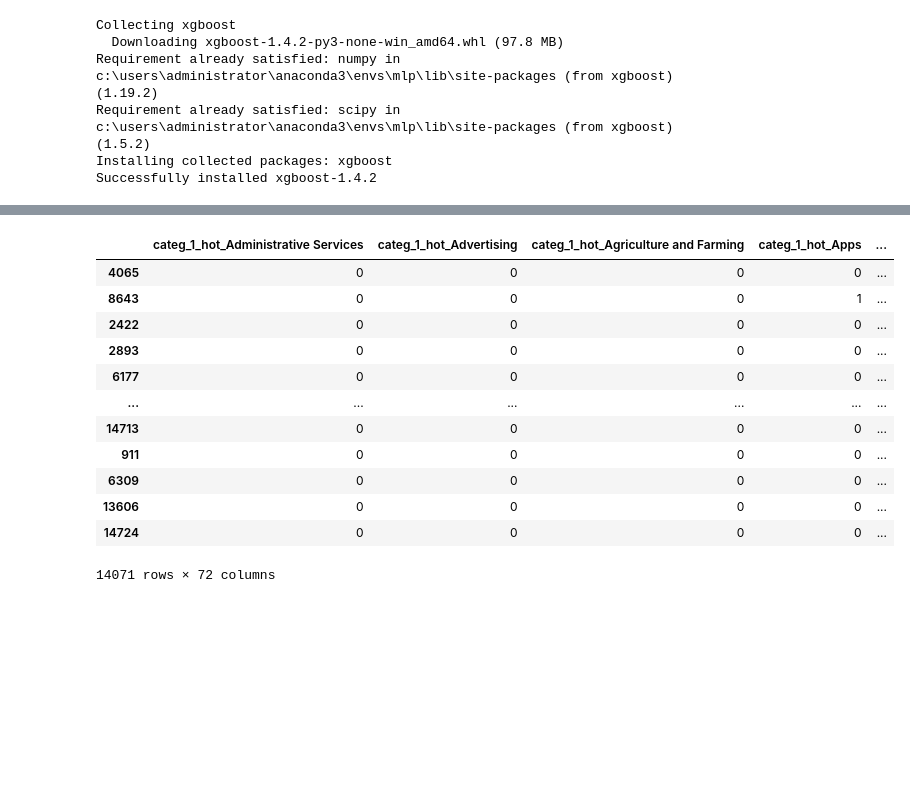
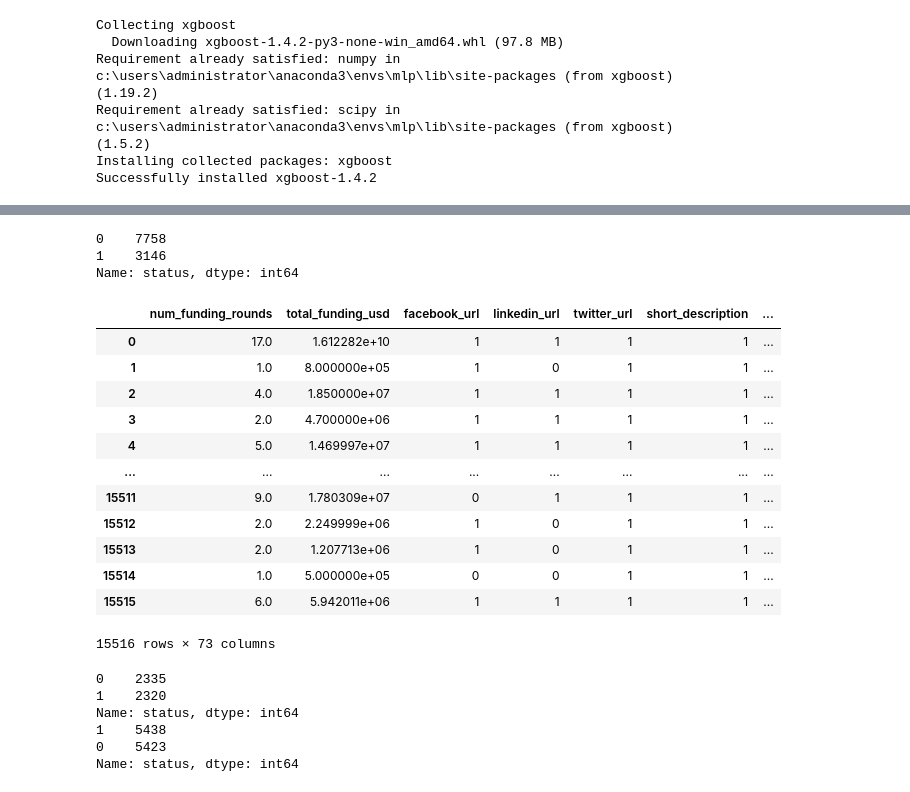
Before and after one commit to csynbiosys/dissertations-2021-info, a Jupyter notebook: yiwei_jing_quantify/XGboost.ipynb, the cells around one changed output, grey strips where cells are left out. Saved outputs shown, nothing was run; the diff lists cells and outputs as text; code cells hidden in the pictures; blank space fills up the shorter version.

```diff
--- a/yiwei_jing_quantify/XGboost.ipynb
+++ b/yiwei_jing_quantify/XGboost.ipynb
@@ -19,2 +32,2 @@ from sklearn.utils import shuffle
 # %%
-data = pd.read_csv('dataset_v2.csv')
+data = pd.read_csv('dataset_v10.csv')
@@ -21 +50,7 @@ data = pd.read_csv('dataset_v2.csv')
+# %%
+data['status'].value_counts()
+# %% [output]
+0    7758
+1    3146
+Name: status, dtype: int64
 # %%
@@ -29,24 +65,36 @@ X_test = X_test.drop(columns=['status'])
 # %%
 # data = pd.read_csv('dataset_v2.csv')
 
+ros = RandomOverSampler(random_state=0)
 Y_data = data['status']
 X_data = data.drop(columns=['status'])
-X_train, x_test, y_train, y_test = train_test_split(X_data,Y_data, test_size = 0.3)
-X_train
+X_resampled, y_resampled = ros.fit_resample(X_data, Y_data)
+X_train, X_test, y_train, y_test = train_test_split(X_resampled,y_resampled, test_size = 0.3)
+X_resampled
 # %% [output]
-|  | categ_1_hot_Administrative Services | categ_1_hot_Advertising | categ_1_hot_Agriculture and Farming | categ_1_hot_Apps | ... |
-| 4065 | 0 | 0 | 0 | 0 | ... |
-| 8643 | 0 | 0 | 0 | 1 | ... |
-| 2422 | 0 | 0 | 0 | 0 | ... |
-| 2893 | 0 | 0 | 0 | 0 | ... |
-| 6177 | 0 | 0 | 0 | 0 | ... |
-| ... | ... | ... | ... | ... | ... |
-| 14713 | 0 | 0 | 0 | 0 | ... |
-| 911 | 0 | 0 | 0 | 0 | ... |
-| 6309 | 0 | 0 | 0 | 0 | ... |
-| 13606 | 0 | 0 | 0 | 0 | ... |
-| 14724 | 0 | 0 | 0 | 0 | ... |
+|  | num_funding_rounds | total_funding_usd | facebook_url | linkedin_url | twitter_url | short_description | ... |
+| 0 | 17.0 | 1.612282e+10 | 1 | 1 | 1 | 1 | ... |
+| 1 | 1.0 | 8.000000e+05 | 1 | 0 | 1 | 1 | ... |
+| 2 | 4.0 | 1.850000e+07 | 1 | 1 | 1 | 1 | ... |
+| 3 | 2.0 | 4.700000e+06 | 1 | 1 | 1 | 1 | ... |
+| 4 | 5.0 | 1.469997e+07 | 1 | 1 | 1 | 1 | ... |
+| ... | ... | ... | ... | ... | ... | ... | ... |
+| 15511 | 9.0 | 1.780309e+07 | 0 | 1 | 1 | 1 | ... |
+| 15512 | 2.0 | 2.249999e+06 | 1 | 0 | 1 | 1 | ... |
+| 15513 | 2.0 | 1.207713e+06 | 1 | 0 | 1 | 1 | ... |
+| 15514 | 1.0 | 5.000000e+05 | 0 | 0 | 1 | 1 | ... |
+| 15515 | 6.0 | 5.942011e+06 | 1 | 1 | 1 | 1 | ... |
-14071 rows × 72 columns
+15516 rows × 73 columns
+# %%
+print(y_test.value_counts())
+print(y_train.value_counts())
+# %% [output]
+0    2335
+1    2320
+Name: status, dtype: int64
+1    5438
+0    5423
+Name: status, dtype: int64
 # %%
 model = XGBClassifier()
 model.fit(X_train, y_train)
```
Also changed, not shown: parts of 37 cells of this notebook, 13 other files.
